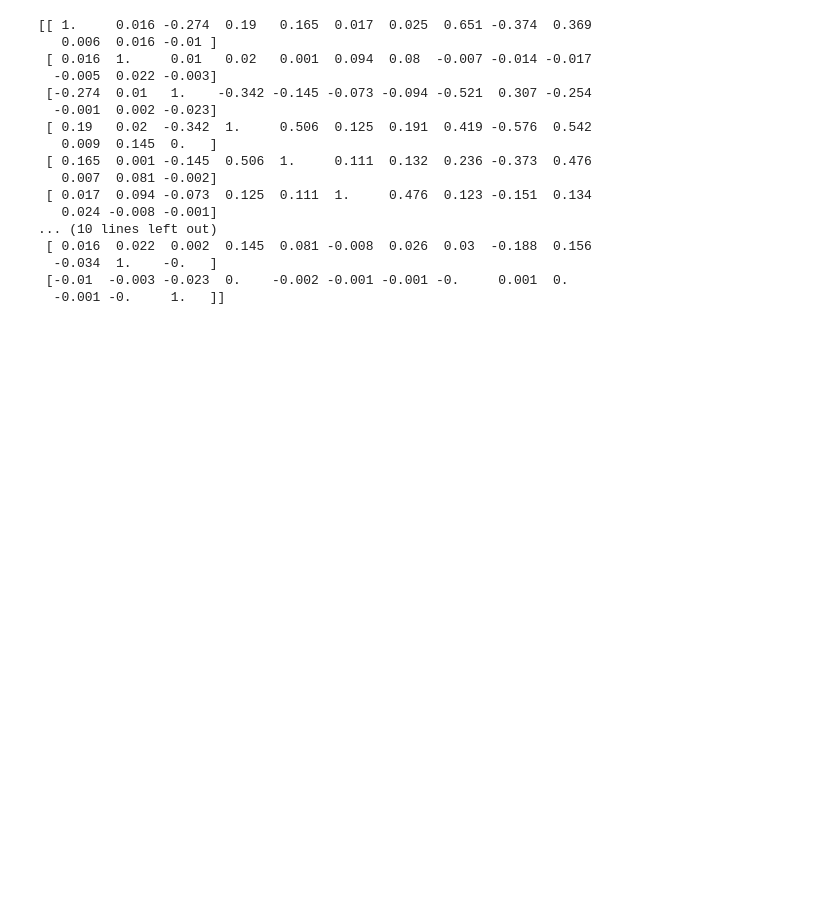
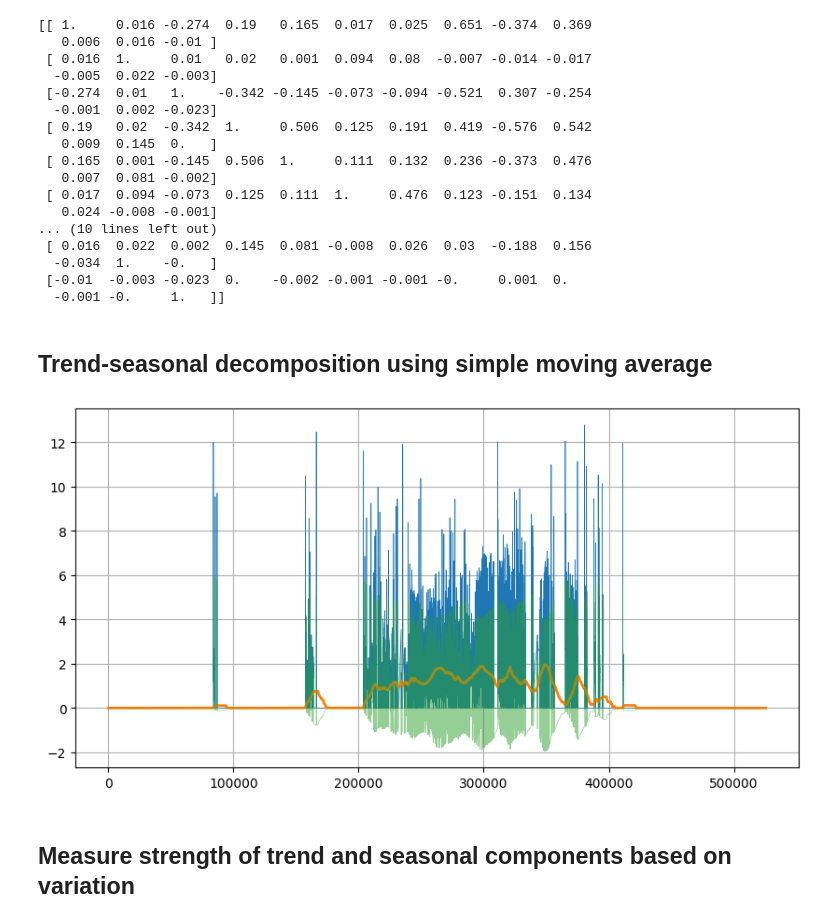
Before and after one commit to hyeonbeenlee/BigDataApplication2023, a Jupyter notebook: HW2/main.ipynb, the cells around one changed output. Cells and saved outputs as stored; diff of their text form; code cells hidden in the pictures; blank space fills up the shorter version.

```diff
--- a/HW2/main.ipynb
+++ b/HW2/main.ipynb
@@ -201,3 +187,17 @@ visualize_corr(cov, df_fix)
   -0.034  1.    -0.   ]
  [-0.01  -0.003 -0.023  0.    -0.002 -0.001 -0.001 -0.     0.001  0.
   -0.001 -0.     1.   ]]
+# %% [markdown]
+## Trend-seasonal decomposition using simple moving average
+# %%
+trend, seasonal = decompose(df_fix)
+# %%
+fig, ax = plt.subplots(figsize=(10, 5))
+ax.plot(df["Cooling_Energy"], lw=0.5)
+ax.plot(trend["Cooling_Energy"], lw=2)
+ax.plot(seasonal["Cooling_Energy"], lw=0.5, alpha=0.5)
+ax.grid()
+# %% [output]
+[figure, added]
+# %% [markdown]
+## Measure strength of trend and seasonal components based on variation
```
Also changed, not shown: parts of 5 cells of this notebook, 1 other file.
